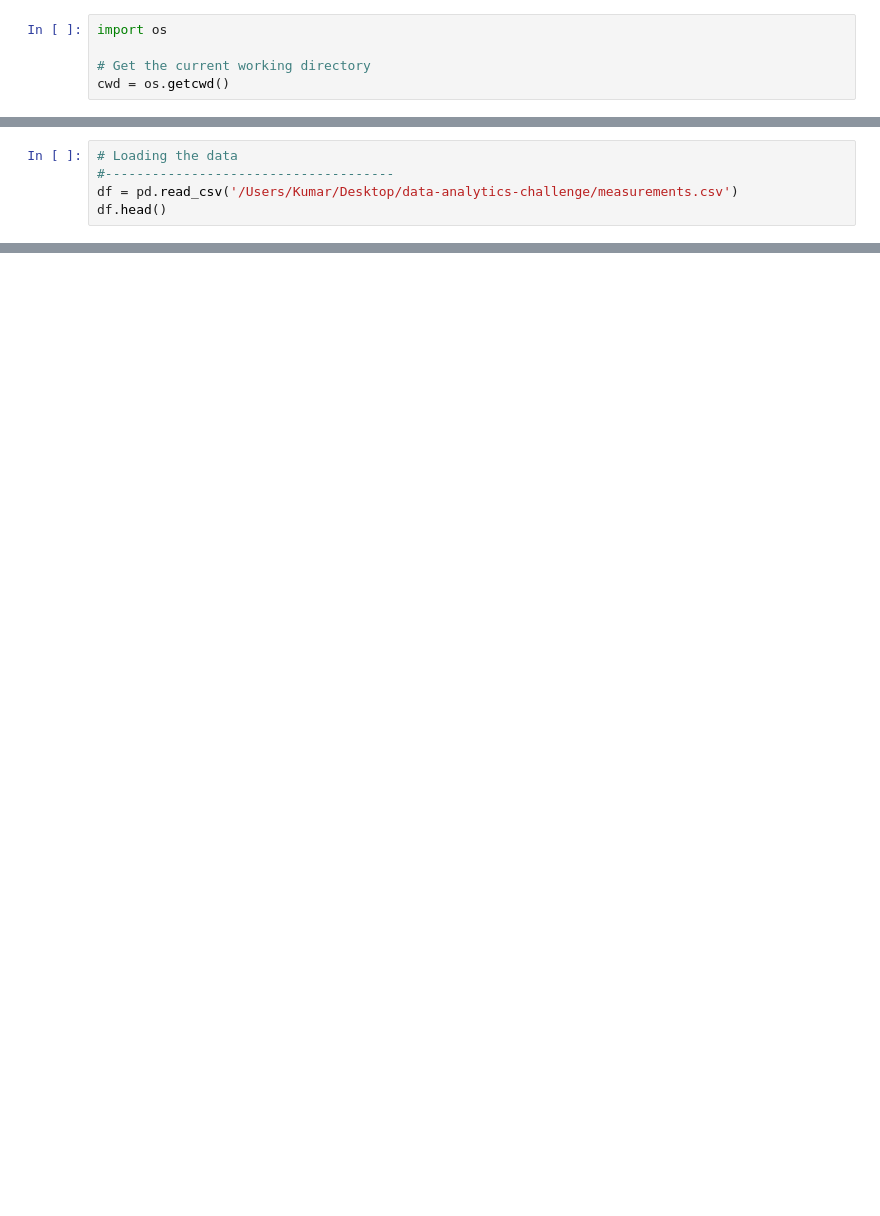
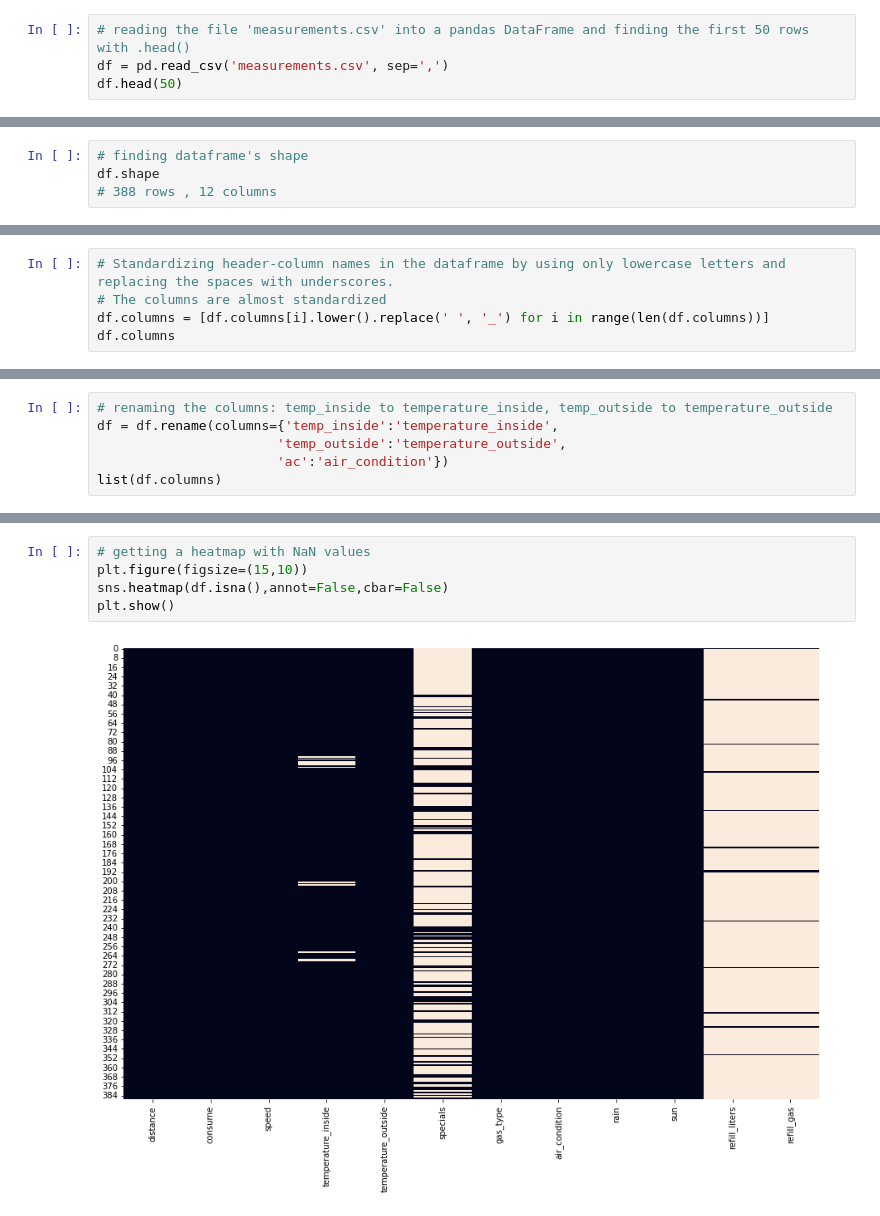
Before and after one commit to Aravindendluri/technical_challenge_DA, a Jupyter notebook: Technical challenge.ipynb, the cells around one changed output, grey strips where cells are left out. Cells and saved outputs as stored; diff of their text form; blank space fills up the shorter version.

```diff
--- a/Technical challenge.ipynb
+++ b/Technical challenge.ipynb
@@ -12,5 +34,4 @@ from sklearn.model_selection import train_test_split
 # %%
-import os
-
-# Get the current working directory
-cwd = os.getcwd()
+# reading the file 'measurements.csv' into a pandas DataFrame and finding the first 50 rows with .head()
+df = pd.read_csv('measurements.csv', sep=',')
+df.head(50)
@@ -21,6 +72,5 @@ cwd
 # %%
-# Loading the data
-#-------------------------------------
-df = pd.read_csv('/Users/Kumar/Desktop/data-analytics-challenge/measurements.csv')
-df.head()
+# finding dataframe's shape
+df.shape
+# 388 rows , 12 columns
 # %% [output]
@@ -87,0 +156,5 @@ SyntaxError: invalid syntax (2435467049.py, line 1)
+# %%
+# Standardizing header-column names in the dataframe by using only lowercase letters and replacing the spaces with underscores.
+# The columns are almost standardized
+df.columns = [df.columns[i].lower().replace(' ', '_') for i in range(len(df.columns))]
+df.columns
@@ -87,0 +166,6 @@ SyntaxError: invalid syntax (2435467049.py, line 1)
+# %%
+# renaming the columns: temp_inside to temperature_inside, temp_outside to temperature_outside
+df = df.rename(columns={'temp_inside':'temperature_inside',
+                       'temp_outside':'temperature_outside',
+                       'ac':'air_condition'})
+list(df.columns)
@@ -87,0 +234,7 @@ SyntaxError: invalid syntax (2435467049.py, line 1)
+# %%
+# getting a heatmap with NaN values
+plt.figure(figsize=(15,10))
+sns.heatmap(df.isna(),annot=False,cbar=False)
+plt.show()
+# %% [output]
+[figure, added]
```
Also changed, not shown: parts of 67 cells of this notebook.
